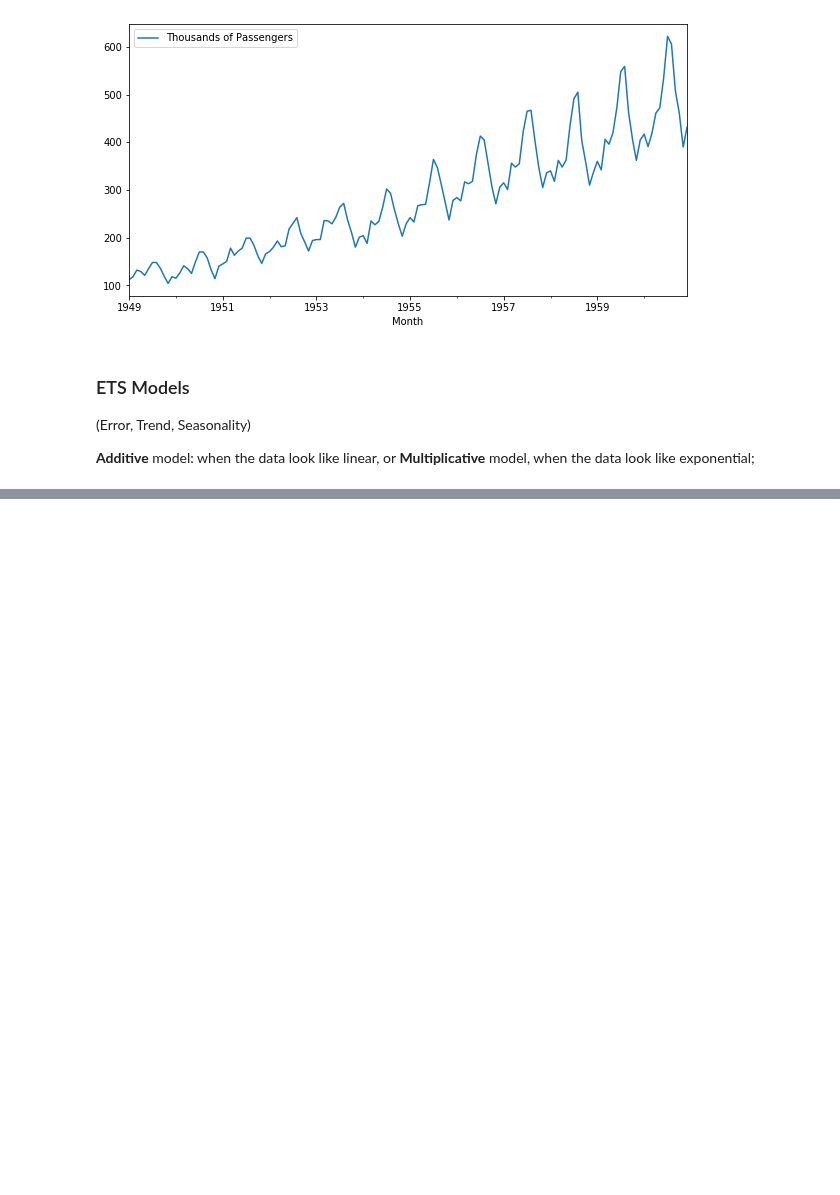
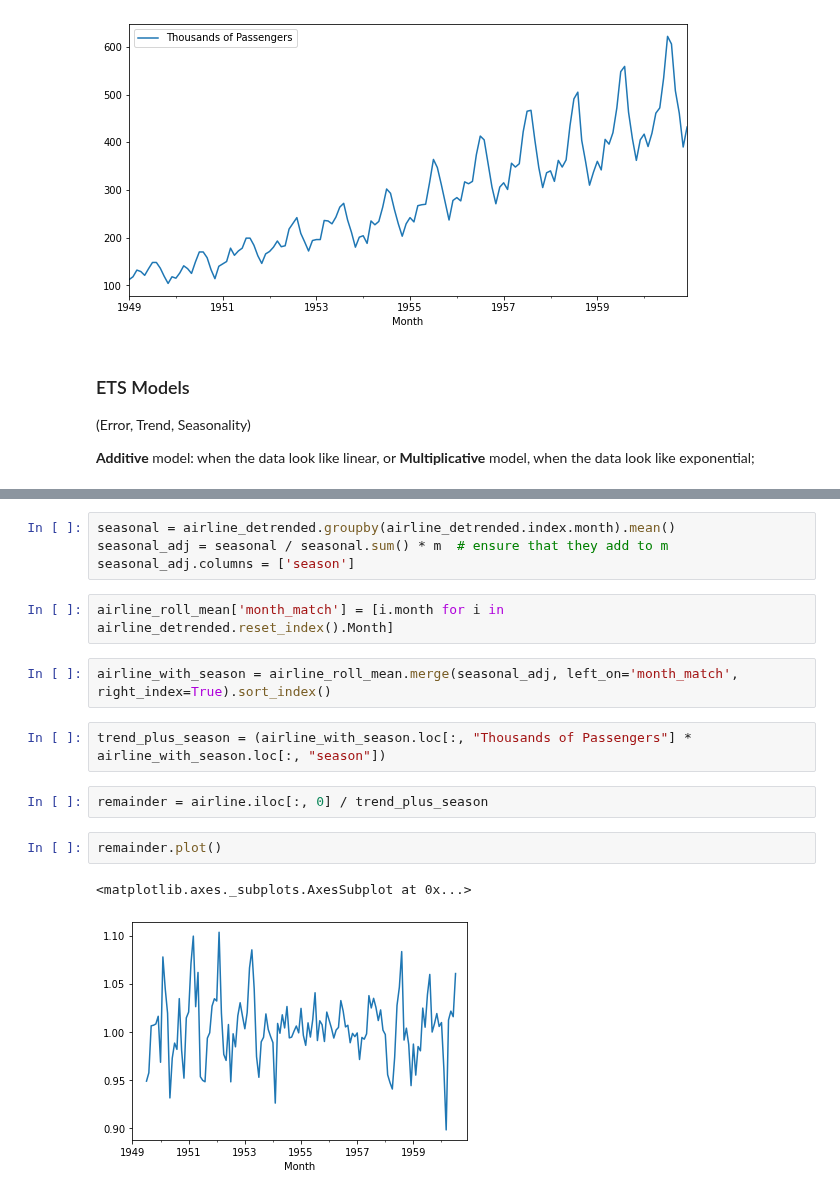
Before and after one commit to lucaberlanda/Magazzino, a Jupyter notebook: TimeSeriesAnalysis/TimeSeriesFunctions.ipynb, the cells around one changed output, grey strips where cells are left out. Drawn from its saved outputs; the diff is of its cells as text; blank space fills up the shorter version.

```diff
--- a/TimeSeriesAnalysis/TimeSeriesFunctions.ipynb
+++ b/TimeSeriesAnalysis/TimeSeriesFunctions.ipynb
@@ -88,0 +152,17 @@ result.plot();
+# %%
+seasonal = airline_detrended.groupby(airline_detrended.index.month).mean()
+seasonal_adj = seasonal / seasonal.sum() * m  # ensure that they add to m
+seasonal_adj.columns = ['season']
+# %%
+airline_roll_mean['month_match'] = [i.month for i in airline_detrended.reset_index().Month]
+# %%
+airline_with_season = airline_roll_mean.merge(seasonal_adj, left_on='month_match', right_index=True).sort_index()
+# %%
+trend_plus_season = (airline_with_season.loc[:, "Thousands of Passengers"] * airline_with_season.loc[:, "season"])
+# %%
+remainder = airline.iloc[:, 0] / trend_plus_season
+# %%
+remainder.plot()
+# %% [output]
+<matplotlib.axes._subplots.AxesSubplot at 0x...>
+[figure, added]
```
Also changed, not shown: parts of 8 cells of this notebook, 6 other files.
